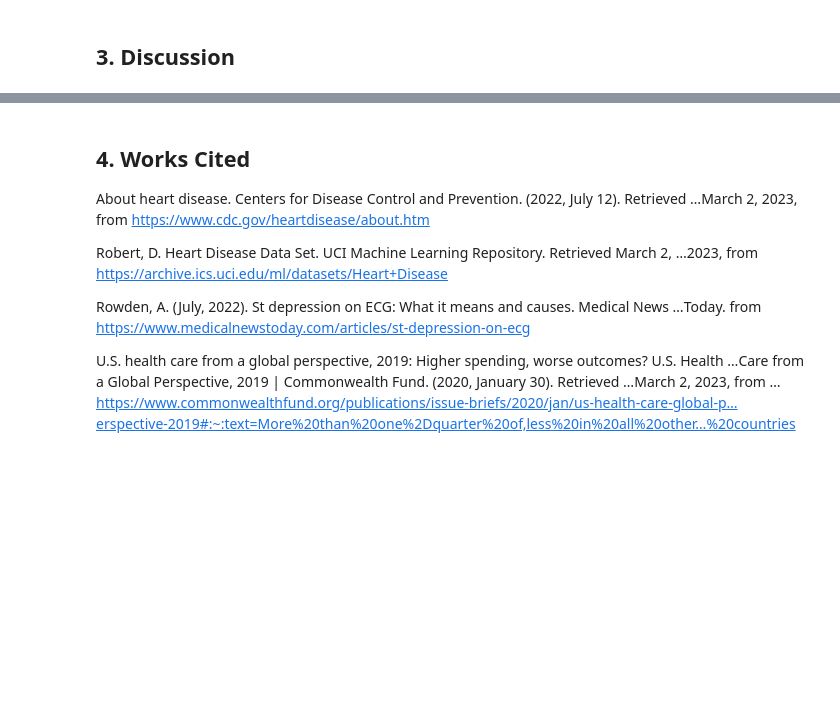
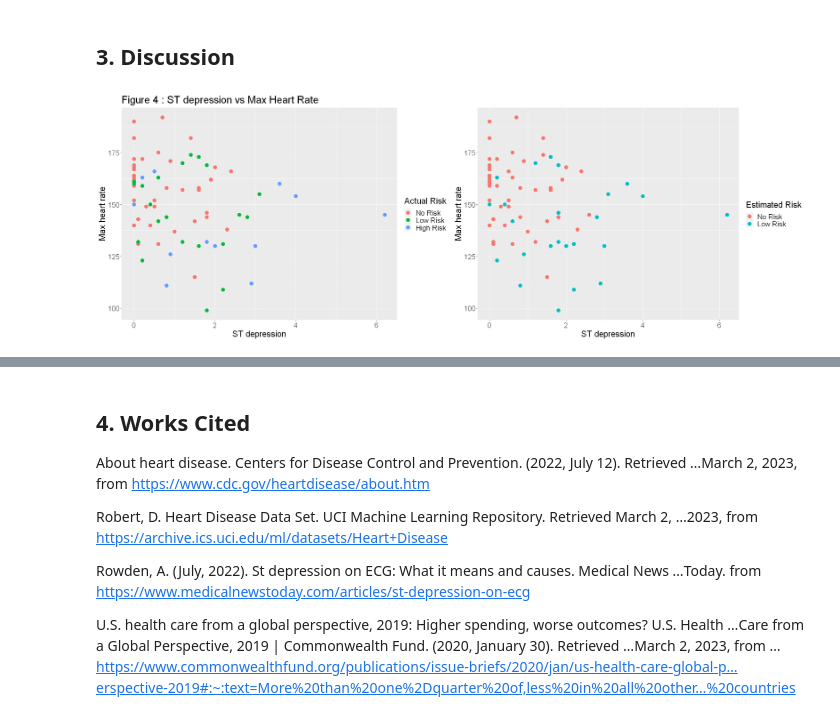
Before and after one commit to khyeo1011/dsci100_26, a Jupyter notebook: Project Report.ipynb, the cells around one changed output, grey strips where cells are left out. Drawn from its saved outputs; the diff is of its cells as text; code cells hidden in the pictures; blank space fills up the shorter version.

Commit message:
Added comparison graphs in discussion

```diff
--- a/Project Report.ipynb
+++ b/Project Report.ipynb
@@ -159,7 +177,7 @@ The classification model is created below. A recipe assigns risk as a combinatio
 # %%
 set.seed(2023)
 k_vals <- tibble(neighbors = seq(from = 1, to = 50, by = 1))
-hd_recipe <- recipe(risk ~ age + chestpain + ex_anigna + num_vessels + restecg + sex + slope + st_depression + thal, data = hd_train) |>
+hd_recipe <- recipe(risk ~ age + chestpain + ex_angina + num_vessels + restecg + sex + slope + st_depression + thal, data = hd_train) |>
   step_scale(all_predictors()) |>
   step_center(all_predictors())
 knn_tune <- nearest_neighbor(weight_func = "rectangular",
@@ -233,3 +251,22 @@ Prediction  No Risk Low Risk High Risk
 _Table 5: Confusion Matrix for Classification Model_
 # %% [markdown]
 ## 3. Discussion
+# %%
+options(repr.plot.width = 23, repr.plot.height = 8)
+hd_pred_truth_hrst <- hd_predictions |>
+    ggplot(aes(x = st_depression, y = maxhr, color = risk)) +
+    geom_point(size = 4) +
+    labs(x = "ST depression", y = "Max heart rate", color = "Actual Risk") +
+    ggtitle("Figure 4 : ST depression vs Max Heart Rate") +
+    theme(text = element_text(size = 20))
+
+hd_pred_estimate_hrst <- hd_predictions |>
+    ggplot(aes(x = st_depression, y = maxhr, color = .pred_class)) +
+    geom_point(size = 4) +
+    labs(x = "ST depression", y = "Max heart rate", color = "Estimated Risk") +
+    ggtitle("") +
+    theme(text = element_text(size = 20))
+
+plot_grid(hd_pred_truth_hrst, hd_pred_estimate_hrst)
+# %% [output]
+[figure, added]
```
Also changed, not shown: parts of 8 cells of this notebook.
